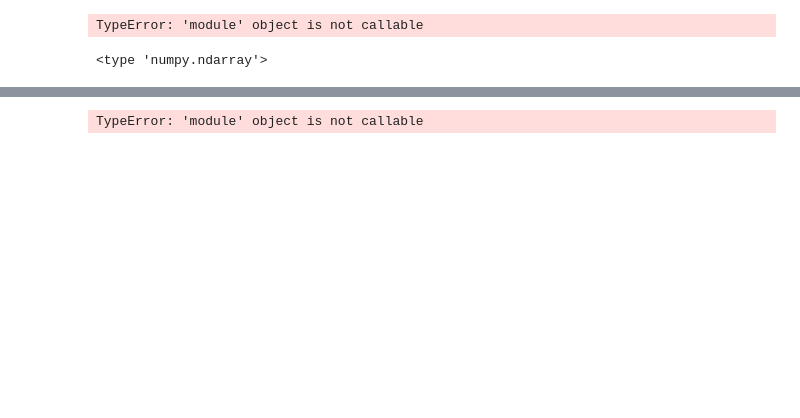
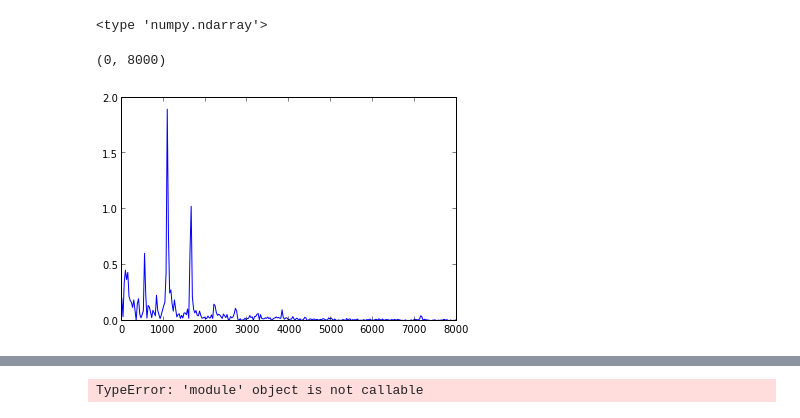
Before and after one commit to carlosmiguelpatino/MetodosComputacionales, a Jupyter notebook: Taller4.ipynb, the cells around one changed output, grey strips where cells are left out. Drawn from its saved outputs; the diff is of its cells as text; code cells hidden in the pictures; blank space fills up the shorter version.

```diff
--- a/Taller4.ipynb
+++ b/Taller4.ipynb
@@ -26,11 +29,13 @@ ylabel("Amplitude", fontsize=20)
 # %%
 print type(input_signal)
-n = len(time_array) # number of point in the whole interval
+n = len(time_array[0:4000]) # number of point in the whole interval
 f = 200.0 #  frequency in Hz
 dt = 1 / (f * n/7. ) #32 samples per frequency
-fft_x = fft(input_signal[:])
+fft_x = fft(input_signal[0:4000])
 freq = fftfreq(n, dt)
 plot(freq,abs(fft_x))
+xlim([0, 8000])
 # %% [output]
-TypeError: 'module' object is not callable
+<type 'numpy.ndarray'>
-<type 'numpy.ndarray'>
+(0, 8000)
+[figure, added]
```
Also changed, not shown: parts of 5 cells of this notebook.
